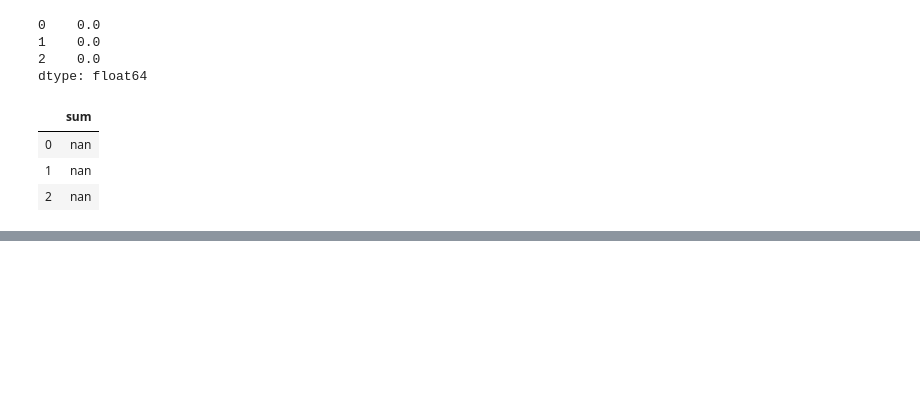
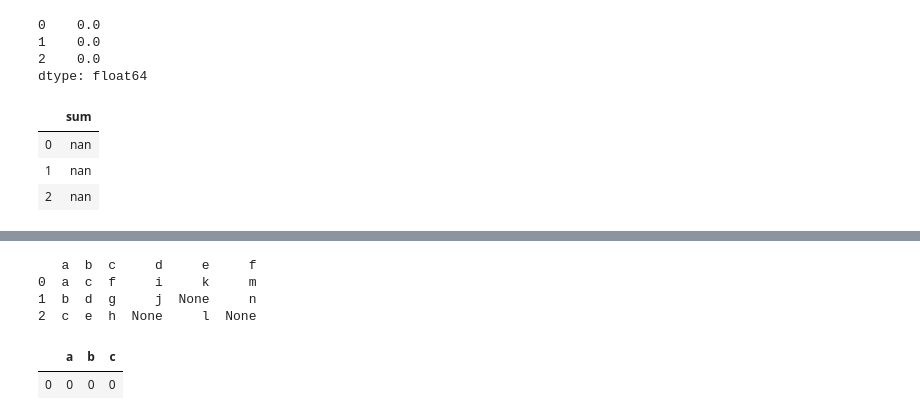
Before and after one commit to najafmurtaza/Analytica, a Jupyter notebook: Test Lib.ipynb, the cells around one changed output, grey strips where cells are left out. Saved outputs shown, nothing was run; the diff lists cells and outputs as text; code cells hidden in the pictures; blank space fills up the shorter version.

```diff
--- a/Test Lib.ipynb
+++ b/Test Lib.ipynb
@@ -527,0 +562,10 @@ dtype: float64
+# %%
+print(pd_df2)
+alt_df2.argmin()
+# %% [output]
+   a  b  c     d     e     f
+0  a  c  f     i     k     m
+1  b  d  g     j  None     n
+2  c  e  h  None     l  None
+|  | a | b | c |
+| 0 | 0 | 0 | 0 |
```
Also changed, not shown: parts of 25 cells of this notebook, 2 other files.
